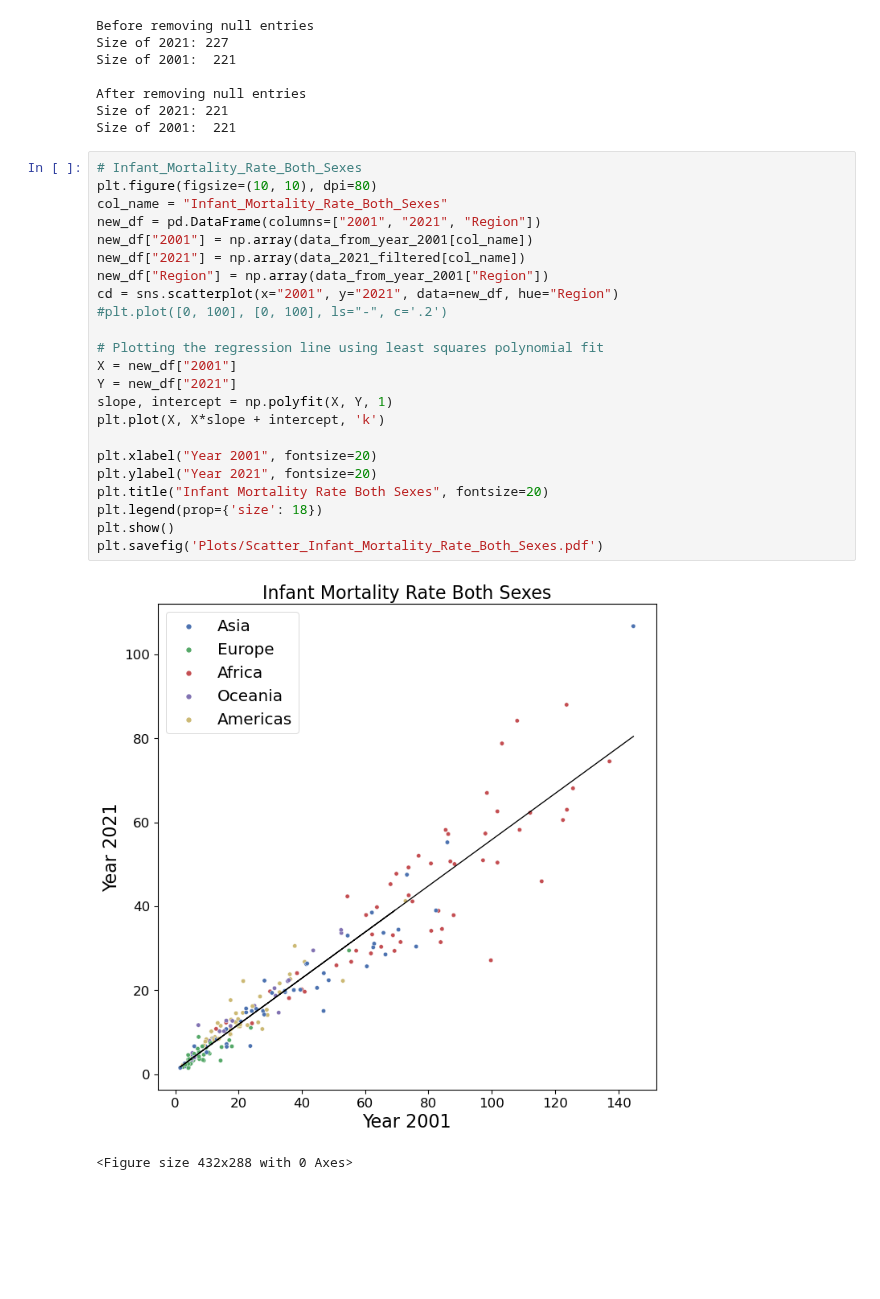
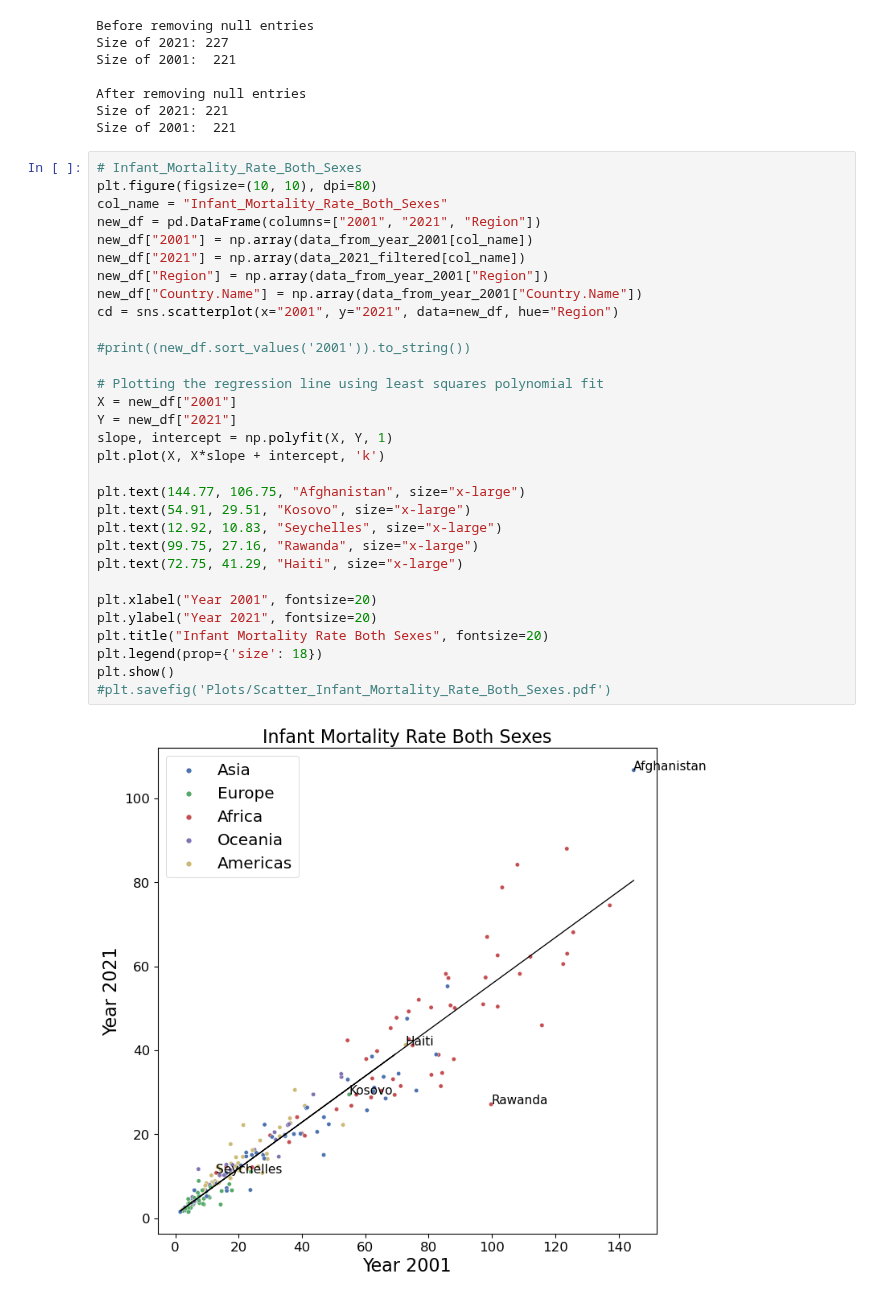
Before and after one commit to r-a-j/Descriptive-Analysis, a Jupyter notebook: Problem_1_Code_Raj_231811.ipynb, the cells around one changed output. Drawn from its saved outputs; the diff is of its cells as text; blank space fills up the shorter version.

Commit message:
Plot some country names in Q4 scatter plot

```diff
--- a/Problem_1_Code_Raj_231811.ipynb
+++ b/Problem_1_Code_Raj_231811.ipynb
@@ -265,29 +265,36 @@ Size of 2001:  221
 # %%
 # Infant_Mortality_Rate_Both_Sexes
 plt.figure(figsize=(10, 10), dpi=80)
 col_name = "Infant_Mortality_Rate_Both_Sexes"
 new_df = pd.DataFrame(columns=["2001", "2021", "Region"])
 new_df["2001"] = np.array(data_from_year_2001[col_name])
 new_df["2021"] = np.array(data_2021_filtered[col_name])
 new_df["Region"] = np.array(data_from_year_2001["Region"])
+new_df["Country.Name"] = np.array(data_from_year_2001["Country.Name"])
 cd = sns.scatterplot(x="2001", y="2021", data=new_df, hue="Region")
-#plt.plot([0, 100], [0, 100], ls="-", c='.2')
+
+#print((new_df.sort_values('2001')).to_string())
 
 # Plotting the regression line using least squares polynomial fit
 X = new_df["2001"]
 Y = new_df["2021"]
 slope, intercept = np.polyfit(X, Y, 1)
 plt.plot(X, X*slope + intercept, 'k')
 
+plt.text(144.77, 106.75, "Afghanistan", size="x-large")
+plt.text(54.91, 29.51, "Kosovo", size="x-large")
+plt.text(12.92, 10.83, "Seychelles", size="x-large")
+plt.text(99.75, 27.16, "Rawanda", size="x-large")
+plt.text(72.75, 41.29, "Haiti", size="x-large")
+
 plt.xlabel("Year 2001", fontsize=20)
 plt.ylabel("Year 2021", fontsize=20)
 plt.title("Infant Mortality Rate Both Sexes", fontsize=20)
 plt.legend(prop={'size': 18})
 plt.show()
-plt.savefig('Plots/Scatter_Infant_Mortality_Rate_Both_Sexes.pdf')
+#plt.savefig('Plots/Scatter_Infant_Mortality_Rate_Both_Sexes.pdf')
 # %% [output]
-[figure, old version]
+[figure, new version]
-<Figure size 432x288 with 0 Axes>
 # %%
 # Life_Expectancy_Both_Sexes
 plt.figure(figsize=(10, 10), dpi=80)
```
Also changed, not shown: parts of 10 cells of this notebook, 15 other files.
